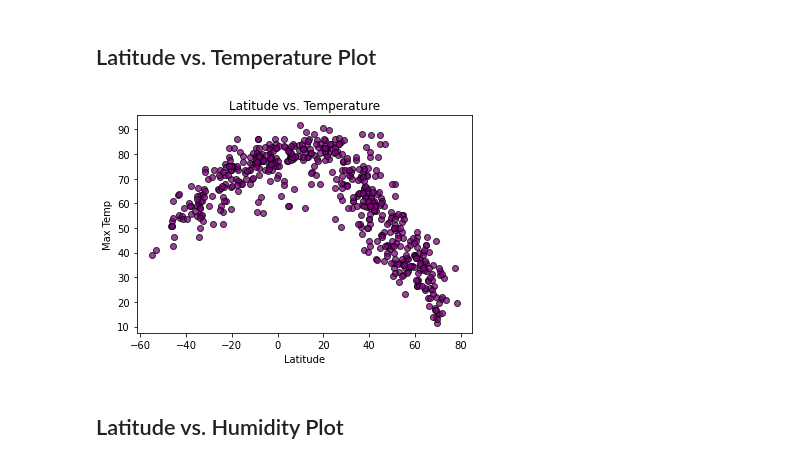
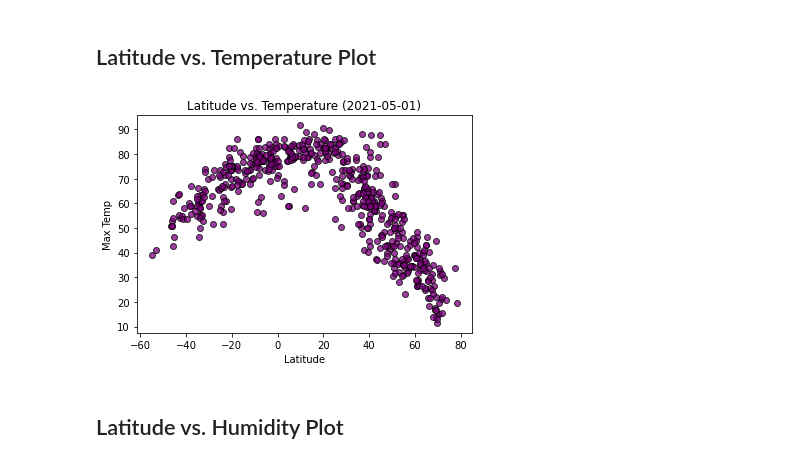
Before and after one commit to BevalinAlexander/Python-API-Challenge_Final, a Jupyter notebook: WeatherPy_BevAA.ipynb, the cells around one changed output. Cells and saved outputs as stored; diff of their text form; code cells hidden in the pictures.

```diff
--- a/WeatherPy_BevAA.ipynb
+++ b/WeatherPy_BevAA.ipynb
@@ -256,15 +262,15 @@ city_data_df.describe()
 # %%
 plt.scatter(city_data_df['Latitude'], city_data_df['Temperature (max)'], marker="o", facecolors="purple", edgecolors="black",
             alpha=0.75)
 
-plt.title("Latitude vs. Temperature")
+plt.title(f"Latitude vs. Temperature ({shortened_timestamp})")
 plt.xlabel("Latitude")
 plt.ylabel("Max Temp")
 plt.savefig("/Users/Akeyrar/Desktop/Data Analysis Homework /Python-API-Challenge_Final/output_data/latitude_vs_temp.png", bbox_inches="tight")
 
 plt.show()
 # %% [output]
-[figure, old version]
+[figure, new version]
 # %% [markdown]
 ## Latitude vs. Humidity Plot
 # %%
```
Also changed, not shown: parts of 5 cells of this notebook, 4 other files.
